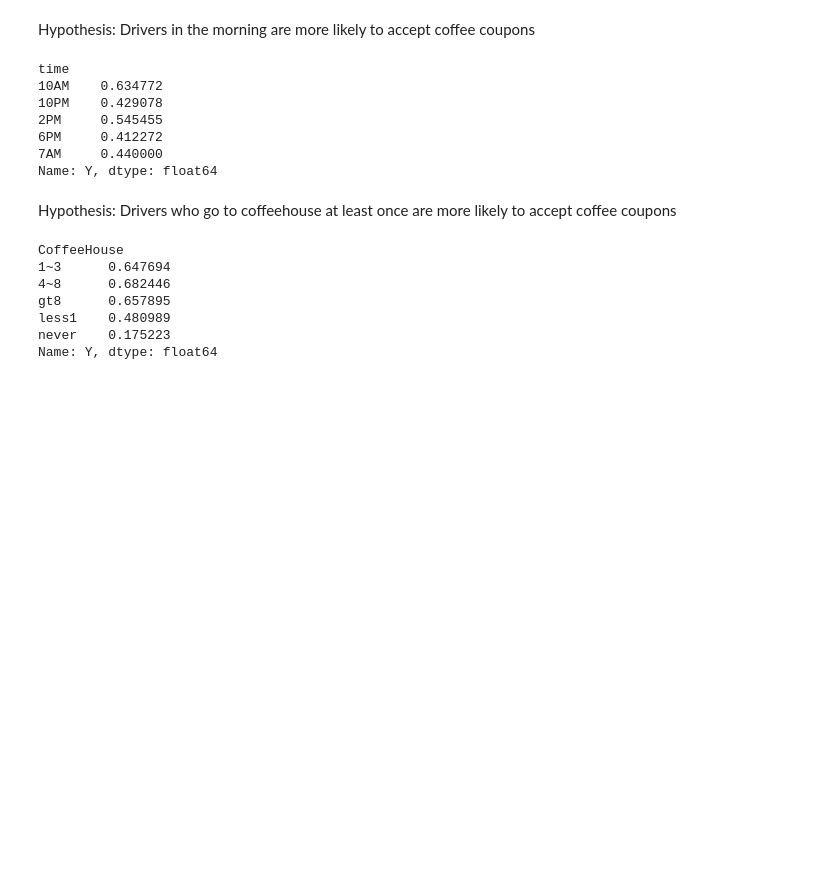
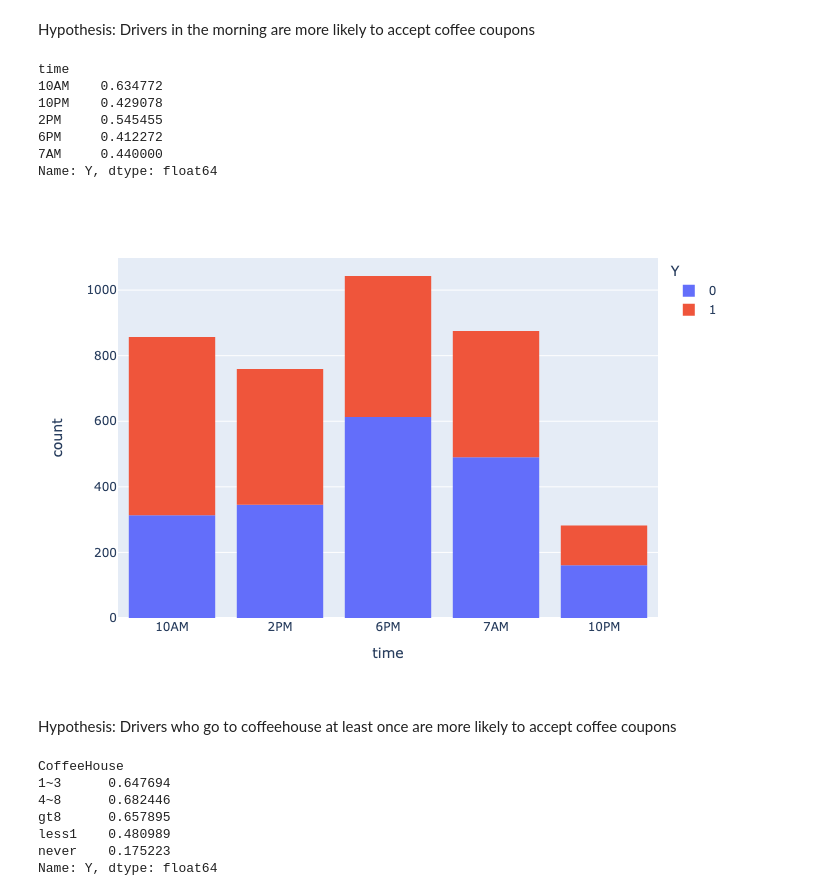
Before and after one commit to aditwal/UCB-ML-5.1, a Jupyter notebook: coupon analysis.ipynb, the cells around one changed output. Saved outputs shown, nothing was run; the diff lists cells and outputs as text; code cells hidden in the pictures; blank space fills up the shorter version.

```diff
--- a/coupon analysis.ipynb
+++ b/coupon analysis.ipynb
@@ -405,15 +409,17 @@ Name: Y, dtype: float64
 Hypothesis: Drivers in the morning are more likely to accept coffee coupons
 # %%
 print(data_coffee.groupby("time")["Y"].sum()/data_coffee.groupby("time")["Y"].count())
-px.histogram(data_coffee, x="time", color = 'Y')
+fig = px.histogram(data_coffee, x="time", color = 'Y')
+fig.show('png')
 # %% [output]
 time
 10AM    0.634772
 10PM    0.429078
 2PM     0.545455
 6PM     0.412272
 7AM     0.440000
 Name: Y, dtype: float64
+[figure, added]
 # %% [markdown]
 Hypothesis: Drivers who go to coffeehouse at least once are more likely to accept coffee coupons
 # %%
```
Also changed, not shown: parts of 9 cells of this notebook.
